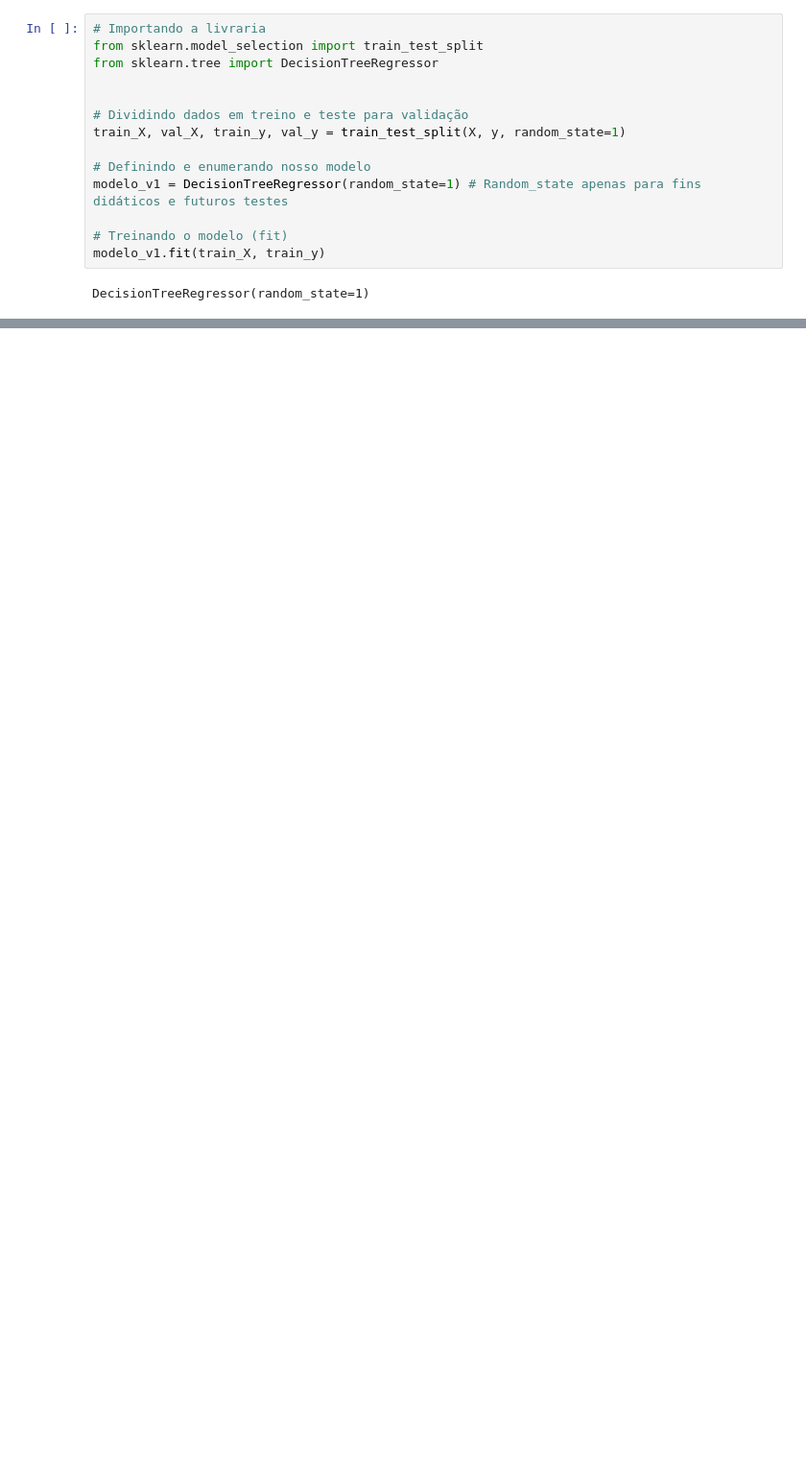
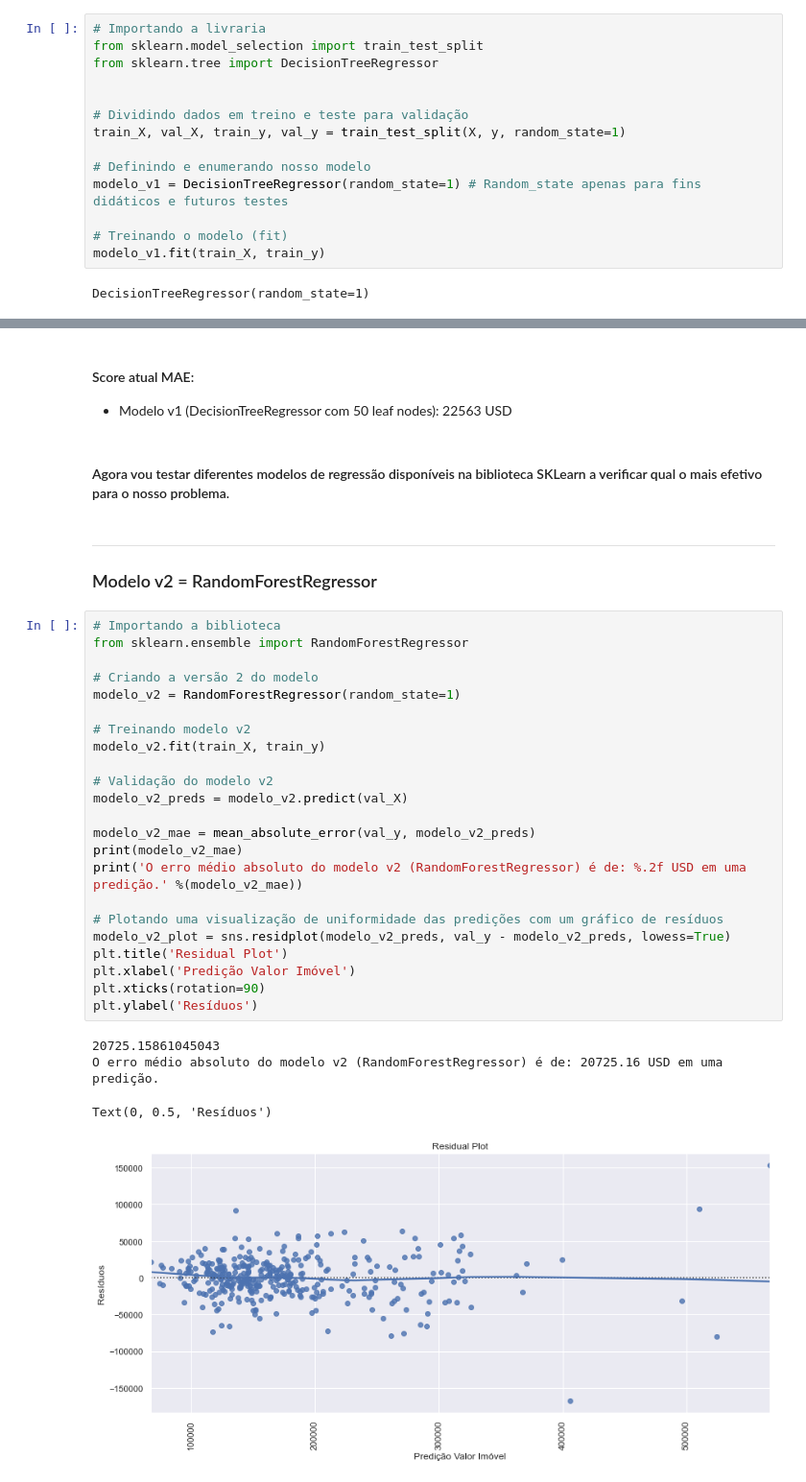
Before and after one commit to Rebeque/Python-Analysis, a Jupyter notebook: Preço de Casas - Técnicas de Regressão Avançadas - Kaggle.ipynb, the cells around one changed output, grey strips where cells are left out. Shown at 96% size. Cells and saved outputs as stored; diff of their text form; blank space fills up the shorter version.

```diff
--- a/Preço de Casas - Técnicas de Regressão Avançadas - Kaggle.ipynb
+++ b/Preço de Casas - Técnicas de Regressão Avançadas - Kaggle.ipynb
@@ -585,0 +618,36 @@ O erro médio absoluto desse modelo é de: 937.26 USD em uma predição.
+# %% [markdown]
+#### Score atual MAE:
+- Modelo v1 (DecisionTreeRegressor com 50 leaf nodes): 22563 USD
+# %% [markdown]
+#### Agora vou testar diferentes modelos de regressão disponíveis na biblioteca SKLearn a verificar qual o mais efetivo para o nosso problema.
+# %% [markdown]
+***
+### Modelo v2 = RandomForestRegressor
+# %%
+# Importando a biblioteca
+from sklearn.ensemble import RandomForestRegressor
+
+# Criando a versão 2 do modelo
+modelo_v2 = RandomForestRegressor(random_state=1)
+
+# Treinando modelo v2
+modelo_v2.fit(train_X, train_y)
+
+# Validação do modelo v2
+modelo_v2_preds = modelo_v2.predict(val_X)
+
+modelo_v2_mae = mean_absolute_error(val_y, modelo_v2_preds)
+print(modelo_v2_mae)
+print('O erro médio absoluto do modelo v2 (RandomForestRegressor) é de: %.2f USD em uma predição.' %(modelo_v2_mae))
+
+# Plotando uma visualização de uniformidade das predições com um gráfico de resíduos
+modelo_v2_plot = sns.residplot(modelo_v2_preds, val_y - modelo_v2_preds, lowess=True)
+plt.title('Residual Plot')
+plt.xlabel('Predição Valor Imóvel')
+plt.xticks(rotation=90)
+plt.ylabel('Resíduos')
+# %% [output]
+20725.15861045043
+O erro médio absoluto do modelo v2 (RandomForestRegressor) é de: 20725.16 USD em uma predição.
+Text(0, 0.5, 'Resíduos')
+[figure, added]
```
Also changed, not shown: parts of 48 cells of this notebook.
